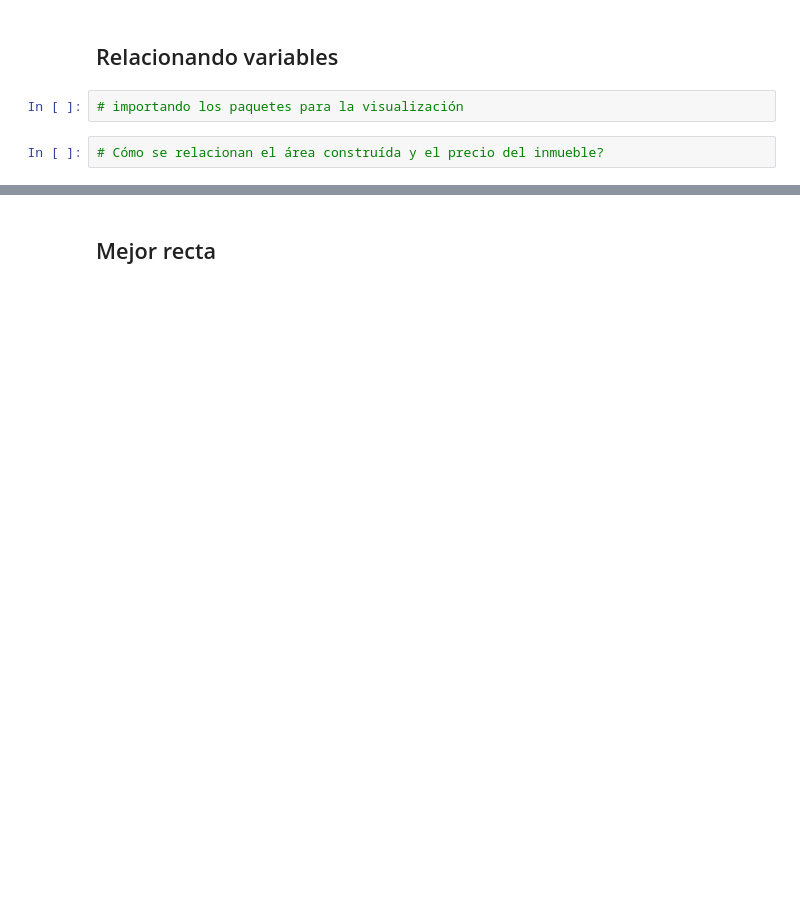
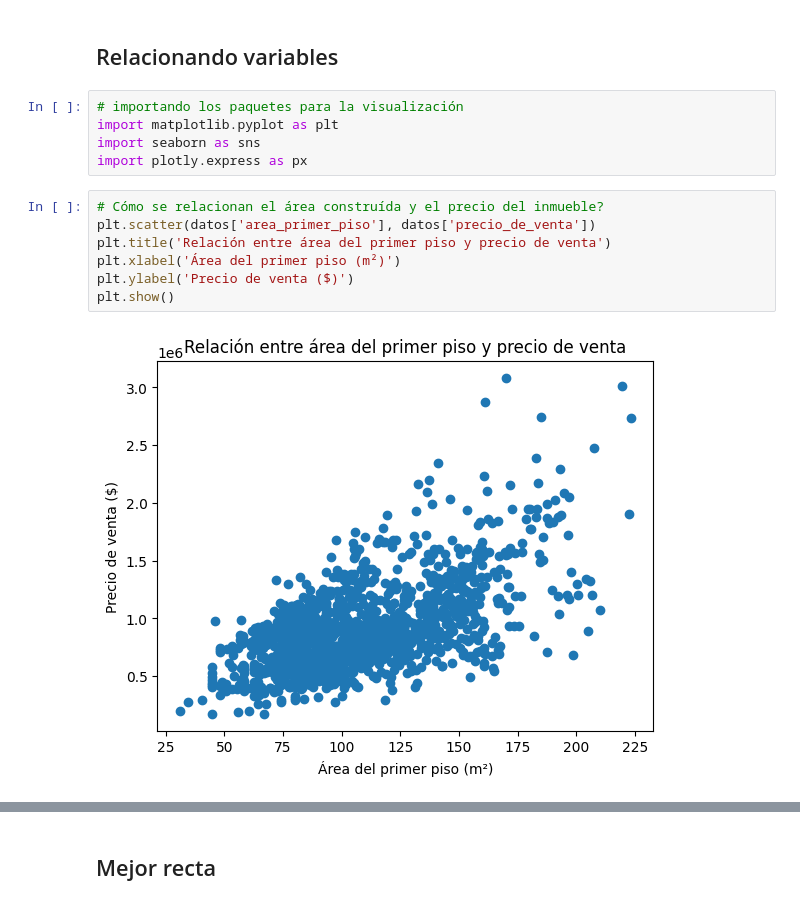
Before and after one commit to yuri19762008/001_ORACLE, a Jupyter notebook: 015_RELACIONES_REGRESION_LINEAL/precios_de_inmuebles_regresion_lineal.ipynb, the cells around one changed output, grey strips where cells are left out. Saved outputs shown, nothing was run; the diff lists cells and outputs as text; blank space fills up the shorter version.

```diff
--- a/015_RELACIONES_REGRESION_LINEAL/precios_de_inmuebles_regresion_lineal.ipynb
+++ b/015_RELACIONES_REGRESION_LINEAL/precios_de_inmuebles_regresion_lineal.ipynb
@@ -76,8 +120,18 @@ El coeficiente de correlación de Pearson nos permite medir la relación lineal
 ## Relacionando variables
 # %%
 # importando los paquetes para la visualización
+import matplotlib.pyplot as plt
+import seaborn as sns
+import plotly.express as px
-# %%
-# Cómo se relacionan el área construída y el precio del inmueble?
+# %%
+# Cómo se relacionan el área construída y el precio del inmueble?
+plt.scatter(datos['area_primer_piso'], datos['precio_de_venta'])
+plt.title('Relación entre área del primer piso y precio de venta')
+plt.xlabel('Área del primer piso (m²)')
+plt.ylabel('Precio de venta ($)')
+plt.show()
+# %% [output]
+[figure, added]
 # %%
 # Aparentemente mientras mayor es el área del primer piso, mayor es el precio de la casa.
 # E si quisieramos trazar una línea que nos permita describir este comportamiento?
```
Also changed, not shown: parts of 24 cells of this notebook.
